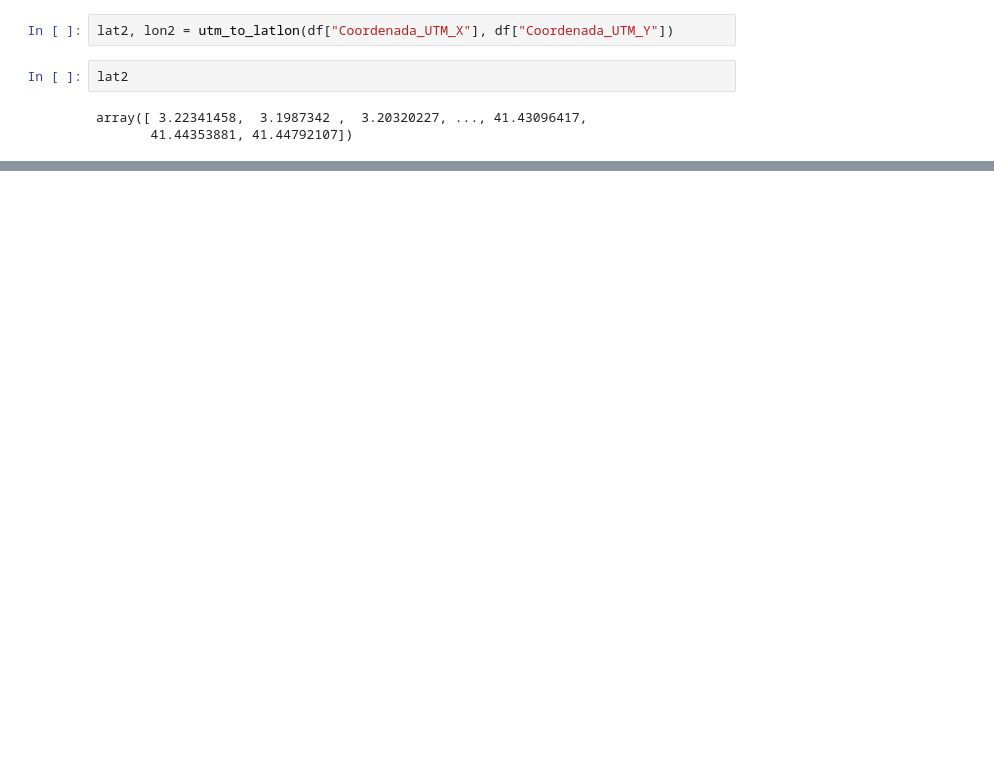
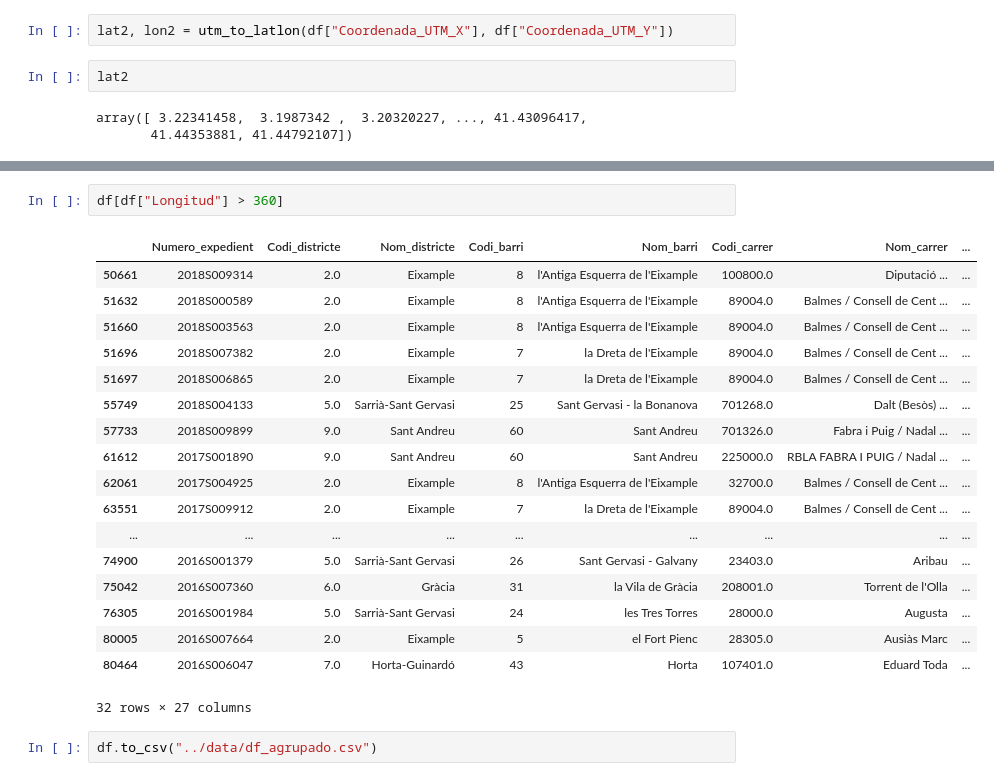
Before and after one commit to PacoFletcher/Proyecto-Machine-Learning, a Jupyter notebook: jupyters/Unificado.ipynb, the cells around one changed output, grey strips where cells are left out. Saved outputs shown, nothing was run; the diff lists cells and outputs as text; blank space fills up the shorter version.

Commit message:
agrupado

```diff
--- a/jupyters/Unificado.ipynb
+++ b/jupyters/Unificado.ipynb
@@ -512,0 +578,23 @@ array([31.50871627, 31.46153052, 31.45206368, ..., -3.81063702,
+# %%
+df[df["Longitud"] > 360]
+# %% [output]
+|  | Numero_expedient | Codi_districte | Nom_districte | Codi_barri | Nom_barri | Codi_carrer | Nom_carrer | ... |
+| 50661 | 2018S009314 | 2.0 | Eixample | 8 | l'Antiga Esquerra de l'Eixample | 100800.0 | Diputació ... | ... |
+| 51632 | 2018S000589 | 2.0 | Eixample | 8 | l'Antiga Esquerra de l'Eixample | 89004.0 | Balmes / Consell de Cent ... | ... |
+| 51660 | 2018S003563 | 2.0 | Eixample | 8 | l'Antiga Esquerra de l'Eixample | 89004.0 | Balmes / Consell de Cent ... | ... |
+| 51696 | 2018S007382 | 2.0 | Eixample | 7 | la Dreta de l'Eixample | 89004.0 | Balmes / Consell de Cent ... | ... |
+| 51697 | 2018S006865 | 2.0 | Eixample | 7 | la Dreta de l'Eixample | 89004.0 | Balmes / Consell de Cent ... | ... |
+| 55749 | 2018S004133 | 5.0 | Sarrià-Sant Gervasi | 25 | Sant Gervasi - la Bonanova | 701268.0 | Dalt (Besòs) ... | ... |
+| 57733 | 2018S009899 | 9.0 | Sant Andreu | 60 | Sant Andreu | 701326.0 | Fabra i Puig / Nadal ... | ... |
+| 61612 | 2017S001890 | 9.0 | Sant Andreu | 60 | Sant Andreu | 225000.0 | RBLA FABRA I PUIG / Nadal ... | ... |
+| 62061 | 2017S004925 | 2.0 | Eixample | 8 | l'Antiga Esquerra de l'Eixample | 32700.0 | Balmes / Consell de Cent ... | ... |
+| 63551 | 2017S009912 | 2.0 | Eixample | 7 | la Dreta de l'Eixample | 89004.0 | Balmes / Consell de Cent ... | ... |
+| ... | ... | ... | ... | ... | ... | ... | ... | ... |
+| 74900 | 2016S001379 | 5.0 | Sarrià-Sant Gervasi | 26 | Sant Gervasi - Galvany | 23403.0 | Aribau | ... |
+| 75042 | 2016S007360 | 6.0 | Gràcia | 31 | la Vila de Gràcia | 208001.0 | Torrent de l'Olla | ... |
+| 76305 | 2016S001984 | 5.0 | Sarrià-Sant Gervasi | 24 | les Tres Torres | 28000.0 | Augusta | ... |
+| 80005 | 2016S007664 | 2.0 | Eixample | 5 | el Fort Pienc | 28305.0 | Ausiàs Marc | ... |
+| 80464 | 2016S006047 | 7.0 | Horta-Guinardó | 43 | Horta | 107401.0 | Eduard Toda | ... |
+32 rows × 27 columns
+# %%
+df.to_csv("../data/df_agrupado.csv")
```
Also changed, not shown: parts of 9 cells of this notebook, 1 other file.
